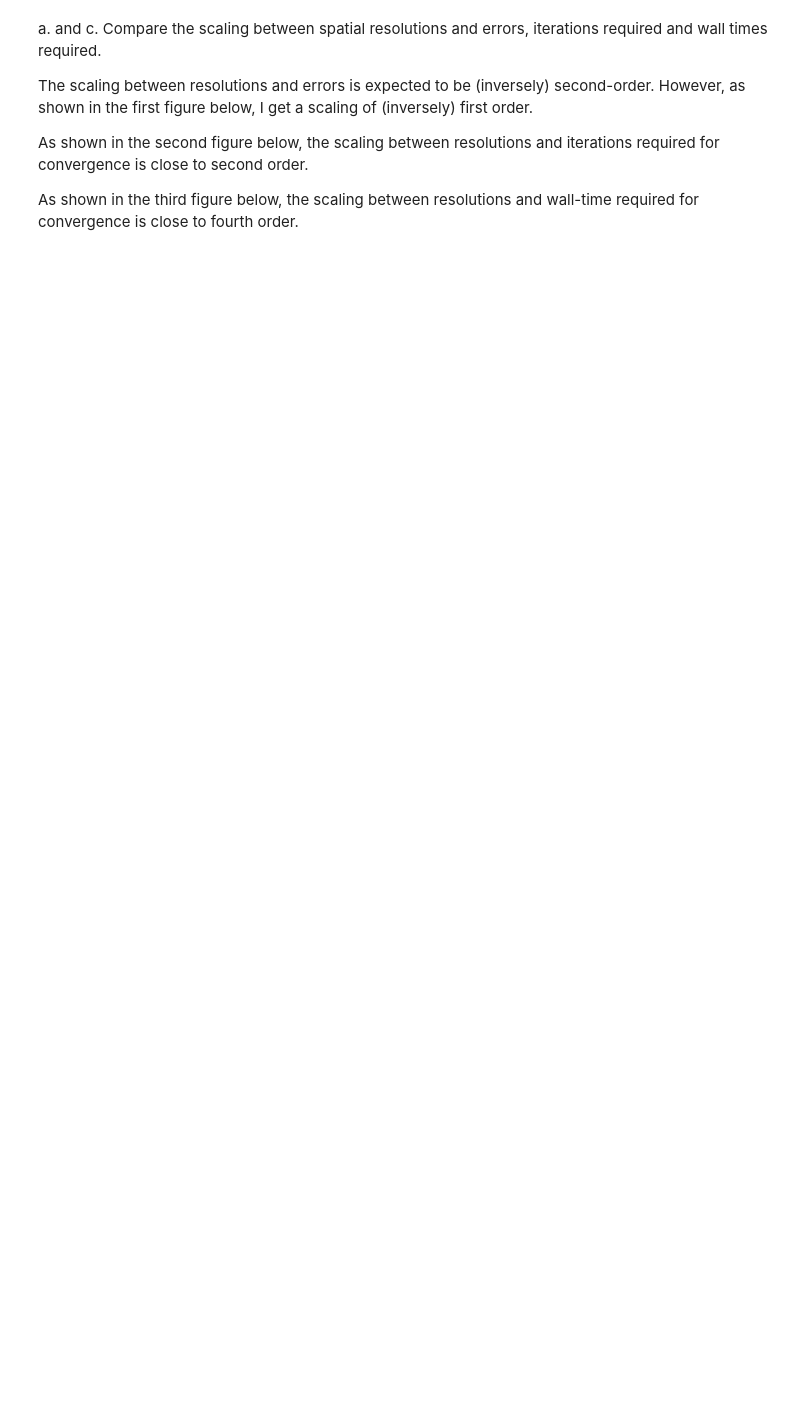
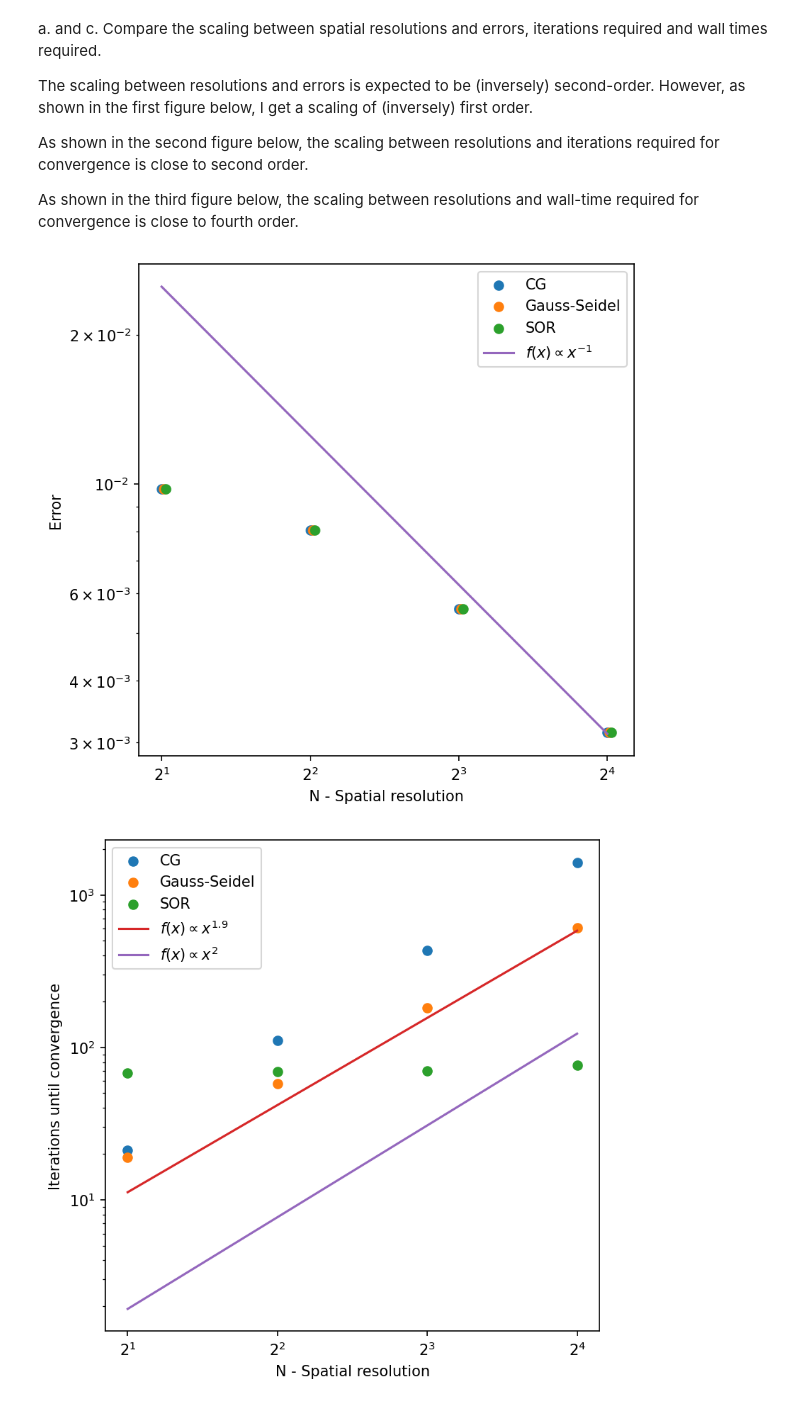
Before and after one commit to hsinfan1996/CGPoisson, a Jupyter notebook: demo_pytorch.ipynb, the cells around one changed output. Drawn from its saved outputs; the diff is of its cells as text; code cells hidden in the pictures; blank space fills up the shorter version.

Commit message:
Add PyTorch device auto-detection and fix plots in NB (#2)
* Set device for PyTorch automatically

* Fix comparisons

```diff
--- a/demo_pytorch.ipynb
+++ b/demo_pytorch.ipynb
@@ -13,8 +13,9 @@ def ref_func(x, y):
 def source_term(x, y):
     return 6*x*y*(1-y)-2*x**3
 # %%
-N=128
+N=256
 poisson = Poisson2D(N=N)
+
 x = poisson.x.cpu()
 BC = np.zeros((N+2, N+2))
 BC[-1, 1:-1] = x.numpy() * (1 - x.numpy())
@@ -43,7 +46,7 @@ for scheme in schemes:
     wall_time = []
 
     for N in resolution:
-        poisson = Poisson2D(N=N, device='cuda')
+        poisson = Poisson2D(N=N)
 
         x = poisson.x.cpu().numpy()
         ref = ref_func(x[:, None], x[None, :])
@@ -53,11 +56,15 @@ for scheme in schemes:
 
         if scheme == "SOR":
             t1 = time.time()
-            poisson.run(scheme=scheme, steps=None, BC=torch.tensor(BC, device='cuda'), source=torch.tensor(source, device='cuda'), w=1.6905, terminate=1e-12)
+            poisson.run(scheme=scheme, steps=None,
+                        BC=torch.tensor(BC, device=poisson.device),
+                        source=torch.tensor(source, device=poisson.device),
+                        w=1.6905, terminate=1e-12)
             t2 = time.time()
         else:
             t1 = time.time()
-            poisson.run(scheme=scheme, steps=None, BC=torch.tensor(BC, device='cuda'), source=torch.tensor(source, device='cuda'), terminate=1e-12)
+            poisson.run(scheme=scheme, steps=None, BC=torch.tensor(BC, device=poisson.device),
+                        source=torch.tensor(source, device=poisson.device), terminate=1e-12)
             t2 = time.time()
 
         error.append(np.abs(poisson.u.cpu().numpy()[1:-1, 1:-1] - ref).sum() / N**2)
@@ -82,35 +102,38 @@ fig2, axes2 = plt.subplots(figsize=(6, 6), dpi=150)
 fig3, axes3 = plt.subplots(figsize=(6, 6), dpi=150)
 
 for i, err in enumerate(error_all):
-    fig1.gca().scatter(resolution, err, label=schemes[i])
+    fig1.gca().scatter(np.array(resolution)*(1+0.01*i), err, label=schemes[i])
     fig1.gca().set_yscale("log", base=10)
     fig1.gca().set_xscale("log", base=2)
     fig1.gca().set_xlabel("N - Spatial resolution")
     fig1.gca().set_ylabel("Error")
 
 for i, iter in enumerate(iters_all):
     fig2.gca().scatter(resolution, iter, label=schemes[i])
     fig2.gca().set_yscale("log", base=10)
     fig2.gca().set_xscale("log", base=2)
     fig2.gca().set_xlabel("N - Spatial resolution")
     fig2.gca().set_ylabel("Iterations until convergence")
 
 for i, _wall_time in enumerate(wall_time_all):
     fig3.gca().scatter(resolution, _wall_time, label=schemes[i])
     fig3.gca().set_yscale("log", base=10)
     fig3.gca().set_xscale("log", base=2)
     fig3.gca().set_xlabel("N - Spatial resolution")
     fig3.gca().set_ylabel("Wall time required for convergence")
 
 
 res = np.linspace(resolution[0], resolution[-1], 1000)
-fig1.gca().plot(res, res**(-2), label=r"$f(x) \propto x^{-2}$", c='C3')
+#fig1.gca().plot(res, res**(-2), label=r"$f(x) \propto x^{-2}$", c='C3')
 fig1.gca().plot(res, 5e-2*res**(-1), label=r"$f(x) \propto x^{-1}$", c='C4')
 fig2.gca().plot(res, 3*res**(1.9), label=r"$f(x) \propto x^{1.9}$", c='C3')
 fig2.gca().plot(res, 0.48*res**(2), label=r"$f(x) \propto x^{2}$", c='C4')
 fig3.gca().plot(res, 1e-6*res**(4), label=r"$f(x) \propto x^{4}$", c='C3')
 fig1.gca().legend()
 fig2.gca().legend()
 fig3.gca().legend()
 
 plt.show()
+# %% [output]
+[figure, added]
+[figure, added]
```
Also changed, not shown: parts of 4 cells of this notebook, 1 other file.
